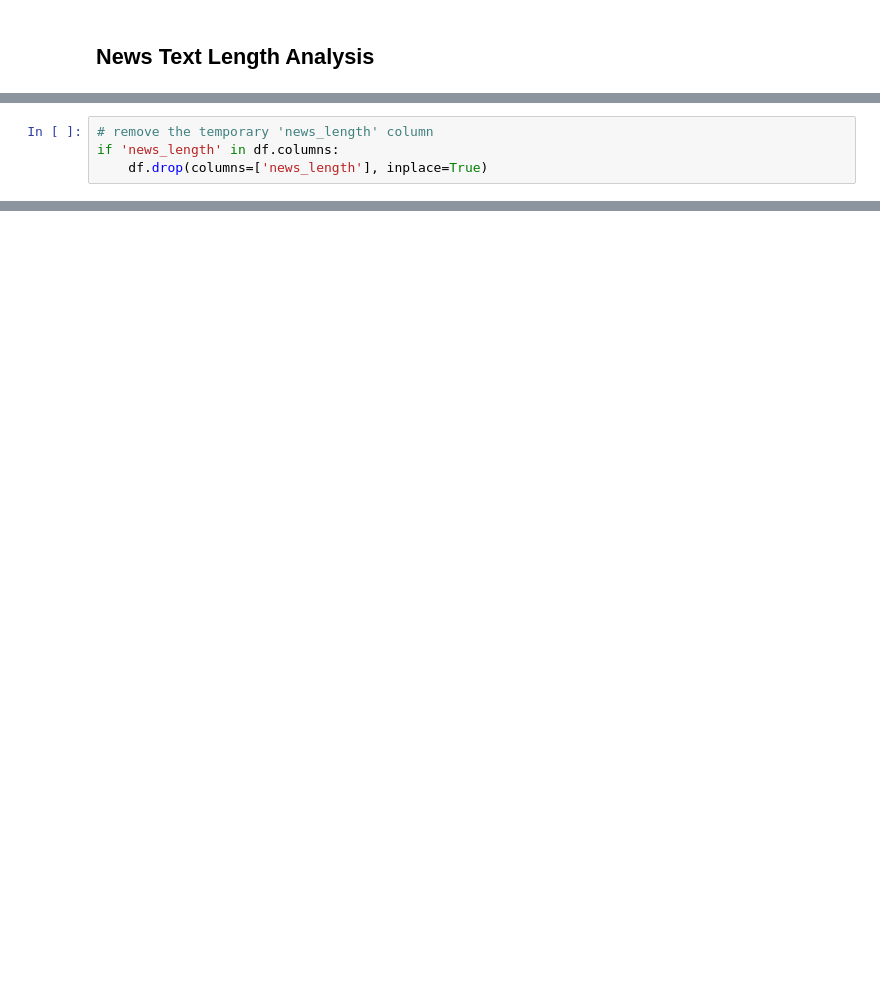
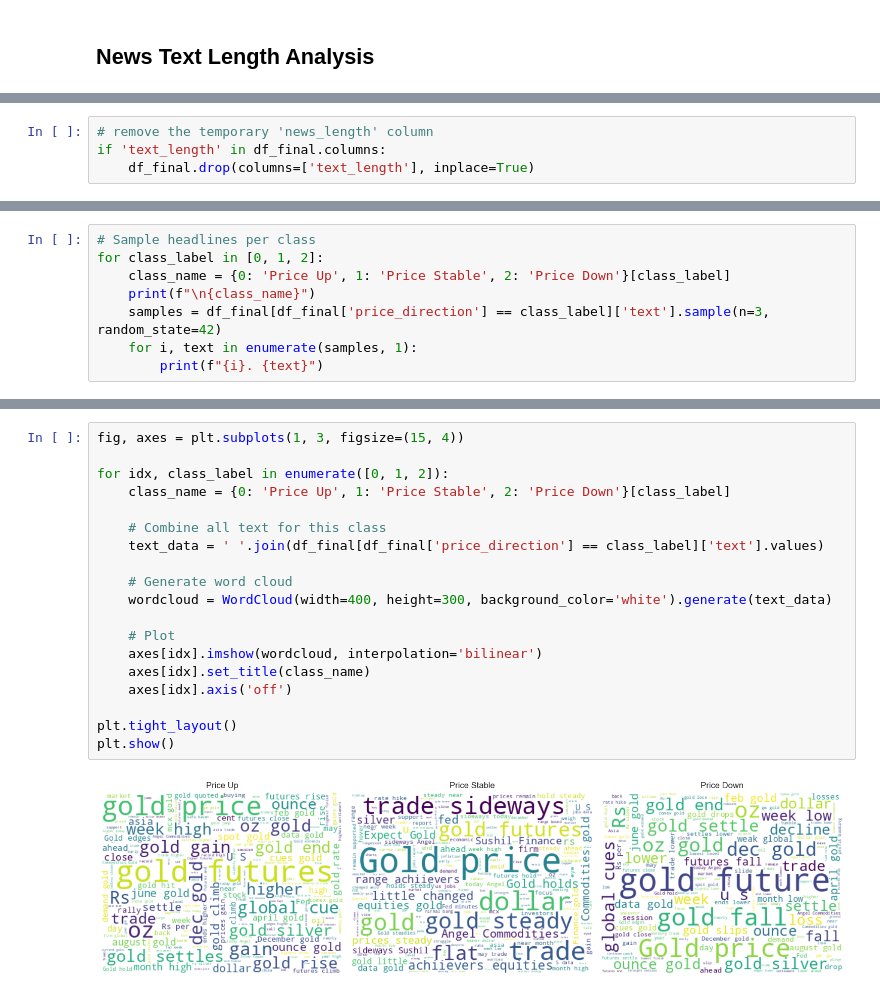
Before and after one commit to MalipieroMattia/AVDNLP_final_project, a Jupyter notebook: notebooks/EDA.ipynb, the cells around one changed output, grey strips where cells are left out. Cells and saved outputs as stored; diff of their text form; blank space fills up the shorter version.

```diff
--- a/notebooks/EDA.ipynb
+++ b/notebooks/EDA.ipynb
@@ -158,4 +186,4 @@ max             1.000000             1.00000    140.000000
 # %%
 # remove the temporary 'news_length' column
-if 'news_length' in df.columns:
-    df.drop(columns=['news_length'], inplace=True)
+if 'text_length' in df_final.columns:
+    df_final.drop(columns=['text_length'], inplace=True)
@@ -167,0 +219,8 @@ WindowsPath('C:/Users/Besitzer/OneDrive/Dokumente/CBS_Copenhagen/Semester/WS2025
+# %%
+# Sample headlines per class
+for class_label in [0, 1, 2]:
+    class_name = {0: 'Price Up', 1: 'Price Stable', 2: 'Price Down'}[class_label]
+    print(f"\n{class_name}")
+    samples = df_final[df_final['price_direction'] == class_label]['text'].sample(n=3, random_state=42)
+    for i, text in enumerate(samples, 1):
+        print(f"{i}. {text}")
@@ -167,0 +242,21 @@ WindowsPath('C:/Users/Besitzer/OneDrive/Dokumente/CBS_Copenhagen/Semester/WS2025
+# %%
+fig, axes = plt.subplots(1, 3, figsize=(15, 4))
+
+for idx, class_label in enumerate([0, 1, 2]):
+    class_name = {0: 'Price Up', 1: 'Price Stable', 2: 'Price Down'}[class_label]
+
+    # Combine all text for this class
+    text_data = ' '.join(df_final[df_final['price_direction'] == class_label]['text'].values)
+
+    # Generate word cloud
+    wordcloud = WordCloud(width=400, height=300, background_color='white').generate(text_data)
+
+    # Plot
+    axes[idx].imshow(wordcloud, interpolation='bilinear')
+    axes[idx].set_title(class_name)
+    axes[idx].axis('off')
+
+plt.tight_layout()
+plt.show()
+# %% [output]
+[figure, added]
```
Also changed, not shown: parts of 28 cells of this notebook, 4 other files.
